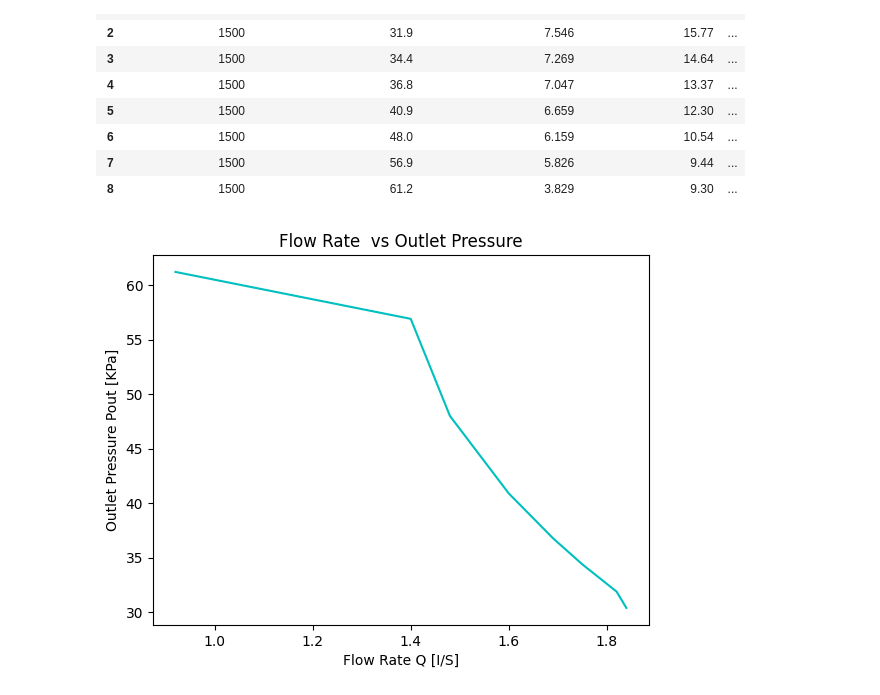
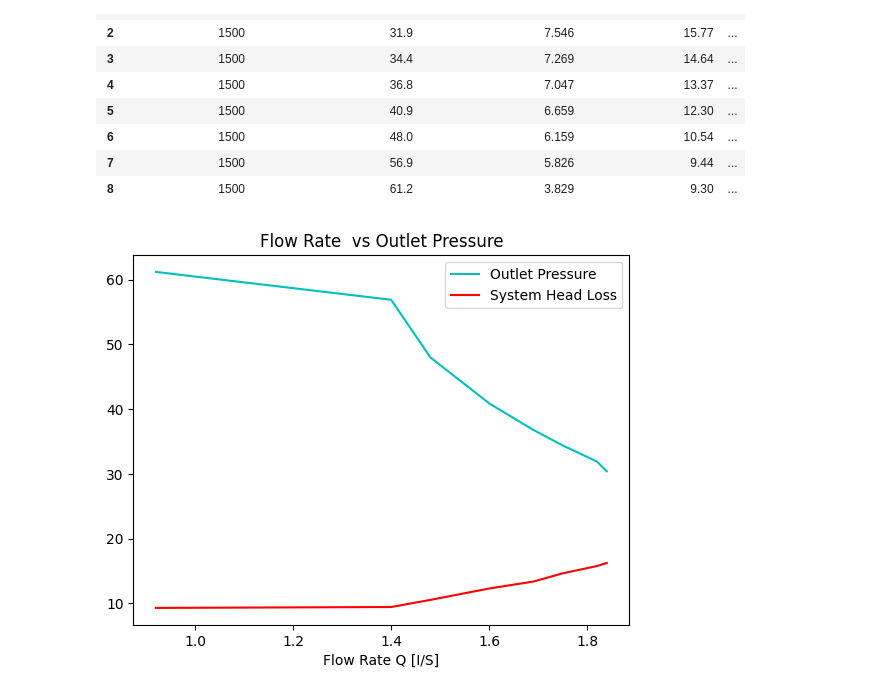
Before and after one commit to HiramTorres/Reports_Lab, a Jupyter notebook: Hidraulica/Analisis_perdidas.ipynb, the cells around one changed output. Drawn from its saved outputs; the diff is of its cells as text; code cells hidden in the pictures.

```diff
--- a/Hidraulica/Analisis_perdidas.ipynb
+++ b/Hidraulica/Analisis_perdidas.ipynb
@@ -50,8 +56,2 @@ plt.show()
 # %% [markdown]
 ## Muestra para datos de 50% de velocidad
-# %%
-id = pd.Series(range(1,9) , name="id")
-df = pd.read_excel("PRACTICA.xlsx", sheet_name="50%")
-df['id'] = id
-df.set_index('id', inplace=True)
-df
@@ -94,8 +86,2 @@ plt.show()
 # %% [markdown]
 ## Muestra para datos de 75% de velocidad
-# %%
-id = pd.Series(range(1,9) , name="id")
-df = pd.read_excel("PRACTICA.xlsx", sheet_name="75%")
-df['id'] = id
-df.set_index('id', inplace=True)
-df
@@ -137,9 +113,3 @@ plt.show()
 [figure]
 # %% [markdown]
 ## Muestra para datos de 100% de velocidad
-# %%
-id = pd.Series(range(1,9) , name="id")
-df = pd.read_excel("PRACTICA.xlsx", sheet_name="100%")
-df['id'] = id
-df.set_index('id', inplace=True)
-df
@@ -158,5 +116,7 @@ df
 # %%
-data100 = df[['Pump Speed n[rpm ]','Outlet Pressure Pout [KPa]', 'Outley Velocity Vout [m/s]','System Head Loss[m]','Flow Rate Q [I/S]']]
+df100['id'] = id
+df100.set_index('id', inplace=True)
+data100 = df100[['Pump Speed n[rpm ]','Outlet Pressure Pout [KPa]', 'Outley Velocity Vout [m/s]','System Head Loss[m]','Flow Rate Q [I/S]']]
 data100
 # %% [output]
 |  | Pump Speed n[rpm ] | Outlet Pressure Pout [KPa] | Outley Velocity Vout [m/s] | System Head Loss[m] | ... |
@@ -172,10 +132,13 @@ data100
 # %%
 Q100 = data100['Flow Rate Q [I/S]']
 P_out100 = data100['Outlet Pressure Pout [KPa]']
-plt.plot(Q100, P_out100, "-",color='c')
+Loss_100 = data100['System Head Loss[m]']
+
+plt.plot(Q100, P_out100, "-",color='c', label='Outlet Pressure')
+plt.plot(Q100, Loss_100, "-",color='r', label='System Head Loss')
 plt.xlabel('Flow Rate Q [I/S]')
-plt.ylabel('Outlet Pressure Pout [KPa]')
 plt.title('Flow Rate  vs Outlet Pressure')
+plt.legend()
 plt.show()
 # %% [output]
-[figure, old version]
+[figure, new version]
```
Also changed, not shown: parts of 10 cells of this notebook.
